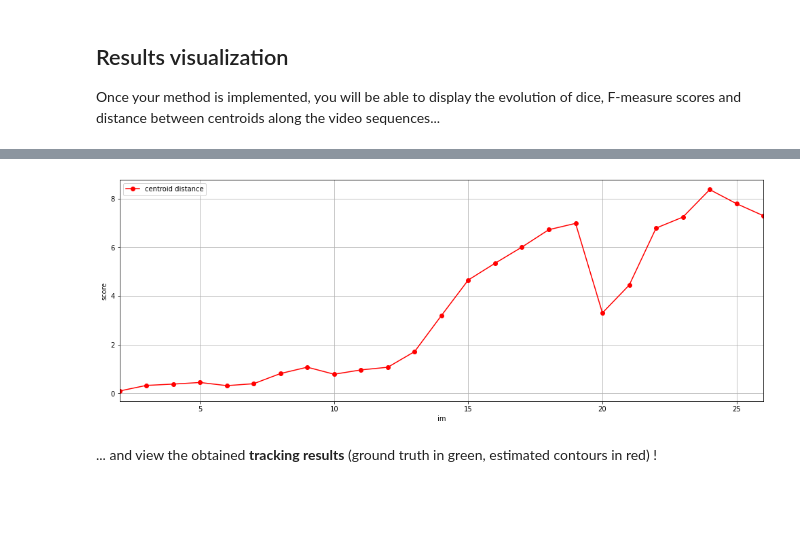
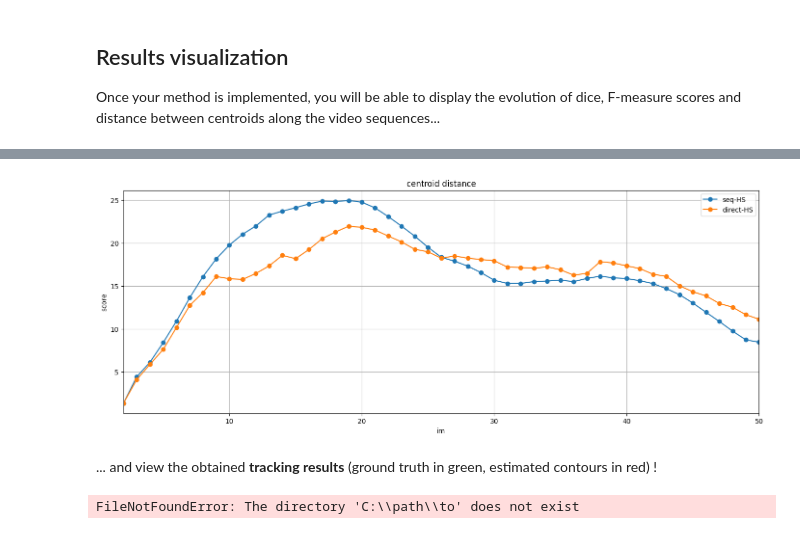
Before and after one commit to GGomez99/Optical-Flow-Motion-Estimation-Project, a Jupyter notebook: results scoring.ipynb, the cells around one changed output, grey strips where cells are left out. Cells and saved outputs as stored; diff of their text form; code cells hidden in the pictures; blank space fills up the shorter version.

```diff
--- a/results scoring.ipynb
+++ b/results scoring.ipynb
@@ -32,10 +16,15 @@ im_begin, im_end = 1, 26 # reference image (1) and last image (varies depending
+# %%
+#get number frames
+files = glob.glob("data/sequences-train/"+sequence_name+"-*.png")
+im_begin = 1
+im_end = len(files)
 # %% [markdown]
 Let us visualize some images with associated groundtruth masks.
 # %%
 plt.figure(figsize=(22, 6))
-for idx, im in enumerate([1,10,18,26]):
-    img_current = io.imread("sequences-train/"+name+'-%0*d.bmp'%(3,im))
-    mask_current = io.imread("sequences-train/"+name+'-%0*d.png'%(3,im))
+for idx, im in enumerate([i for i in range(1, im_end, int(im_end/3.))]):
+    img_current = io.imread("data/sequences-train/"+sequence_name+'-%0*d.bmp'%(3,im))
+    mask_current = io.imread("data/sequences-train/"+sequence_name+'-%0*d.png'%(3,im))
     plt.subplot(2,4,idx+1), plt.title('%i' %(im)), plt.imshow(img_current), plt.xticks([]), plt.yticks([])
     plt.subplot(2,4,idx+5), plt.imshow(mask_current,cmap='gray'), plt.xticks([]), plt.yticks([])
     plt.axis('off')
@@ -222,14 +199,14 @@ Once your method is implemented, you will be able to display the evolution of di
 # %%
 x = range(im_begin+1,im_end+1)
 plt.figure(figsize=(17, 6))
-plt.plot(x,dices,marker='o',color='r')
-plt.plot(x,fmeasures,marker='v',color='g')
+for method in methods_tested:
+    plt.plot(x,results[method]["dices"],marker='o')
 plt.xlim((im_begin+1,im_end))
 plt.ylim((0,100))
 plt.ylabel('score')
 plt.xlabel("im")
 plt.grid()
-plt.legend(['dice', 'Fmeasure'])
-plt.savefig('eval.png')
+plt.legend(methods_tested)
+plt.title("dice")
 plt.show()
 # %% [output]
@@ -236,0 +214,13 @@ plt.show()
+# %%
+x = range(im_begin+1,im_end+1)
+plt.figure(figsize=(17, 6))
+for method in methods_tested:
+    plt.plot(x,results[method]["fmeasures"],marker='o')
+plt.xlim((im_begin+1,im_end))
+plt.ylim((0,100))
+plt.ylabel('score')
+plt.xlabel("im")
+plt.grid()
+plt.legend(methods_tested)
+plt.title('Fmeasure')
+plt.show()
@@ -237,15 +229,25 @@ plt.show()
 # %%
 x = range(im_begin+1,im_end+1)
 plt.figure(figsize=(17, 6))
-plt.plot(x,centroid_dist,marker='o',color='r')
+for method in methods_tested:
+    plt.plot(x,results[method]["centroid_dist"],marker='o')
 plt.xlim((im_begin+1,im_end))
 plt.ylabel('score')
 plt.xlabel("im")
 plt.grid()
-plt.legend(['centroid distance'])
-plt.savefig('eval-centroid.png')
+plt.legend(methods_tested)
+plt.title('centroid distance')
 plt.show()
 # %% [output]
-[figure, old version]
+[figure, new version]
 # %% [markdown]
 ... and view the obtained **tracking results** (ground truth in green, estimated contours in red) !
+# %%
+import imageio
+for method in methods_tested:
+    with imageio.get_writer(sequence_name+method+'.gif', mode='I') as writer:
+        for image in results[method]["visu"]:
+            image = img_as_ubyte(image)
+            writer.append_data(image)
+# %% [output]
+FileNotFoundError: The directory 'C:\\path\\to' does not exist
```
Also changed, not shown: parts of 10 cells of this notebook, 3 other files.
